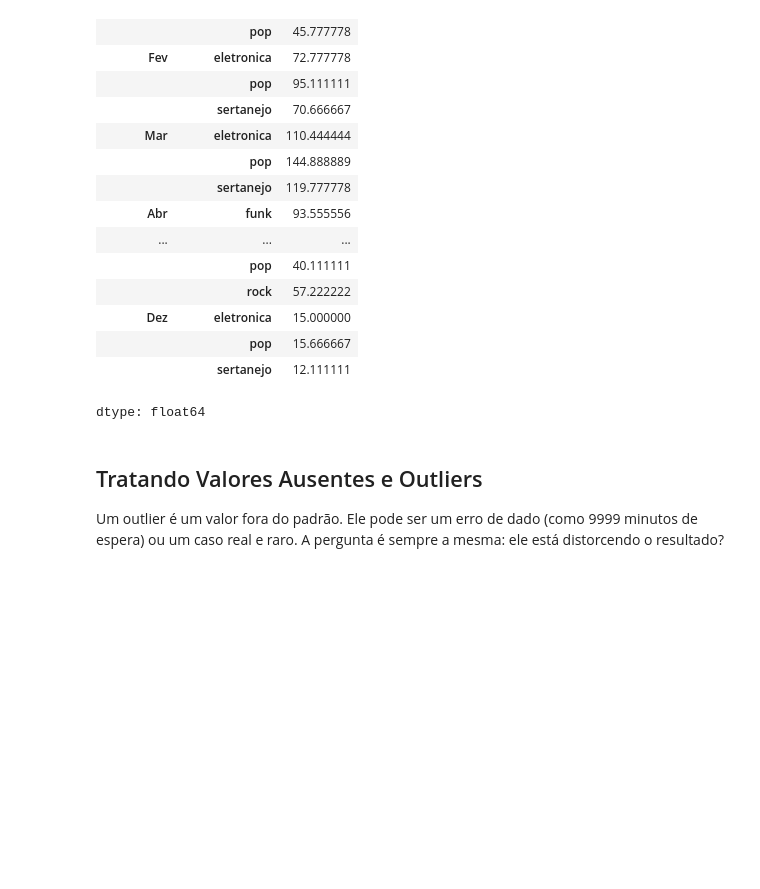
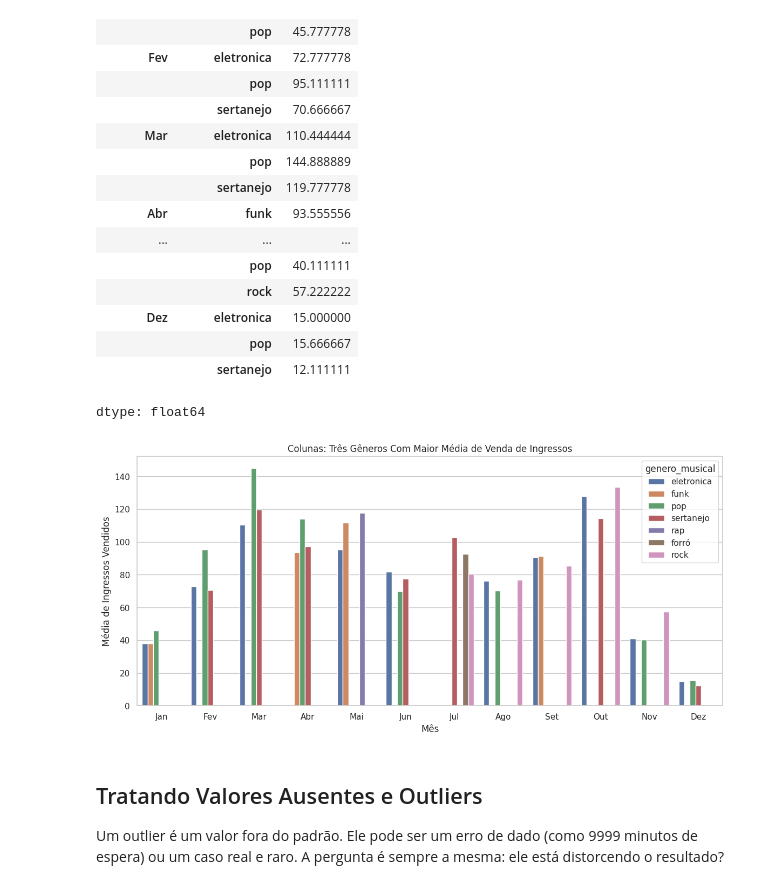
Before and after one commit to sugarfreecat/festival-musica, a Jupyter notebook: notebooks/01_analise_exploratoria_vendas.ipynb, the cells around one changed output. Drawn from its saved outputs; the diff is of its cells as text; code cells hidden in the pictures; blank space fills up the shorter version.

```diff
--- a/notebooks/01_analise_exploratoria_vendas.ipynb
+++ b/notebooks/01_analise_exploratoria_vendas.ipynb
@@ -454,6 +466,19 @@ display(top_3_por_mes)
 |  | pop | 15.666667 |
 |  | sertanejo | 12.111111 |
 dtype: float64
+# %%
+dados_grafico = top_3_por_mes.reset_index(name="media_ingressos")
+
+# muda o tamanho desse gráfico em específico
+plt.figure(figsize=(14, 6))
+
+sns.barplot(data=dados_grafico, x="mes_venda", y="media_ingressos", hue="genero_musical", errorbar=None)
+plt.title("Colunas: Três Gêneros Com Maior Média de Venda de Ingressos")
+plt.ylabel("Média de Ingressos Vendidos")
+plt.xlabel("Mês")
+plt.show()
+# %% [output]
+[figure, added]
 # %% [markdown]
 ## Tratando Valores Ausentes e Outliers
 Um outlier é um valor fora do padrão. Ele pode ser um erro de dado (como 9999 minutos de espera) ou um caso real e raro. A pergunta é sempre a mesma: ele está distorcendo o resultado?
```
Also changed, not shown: parts of 12 cells of this notebook.
